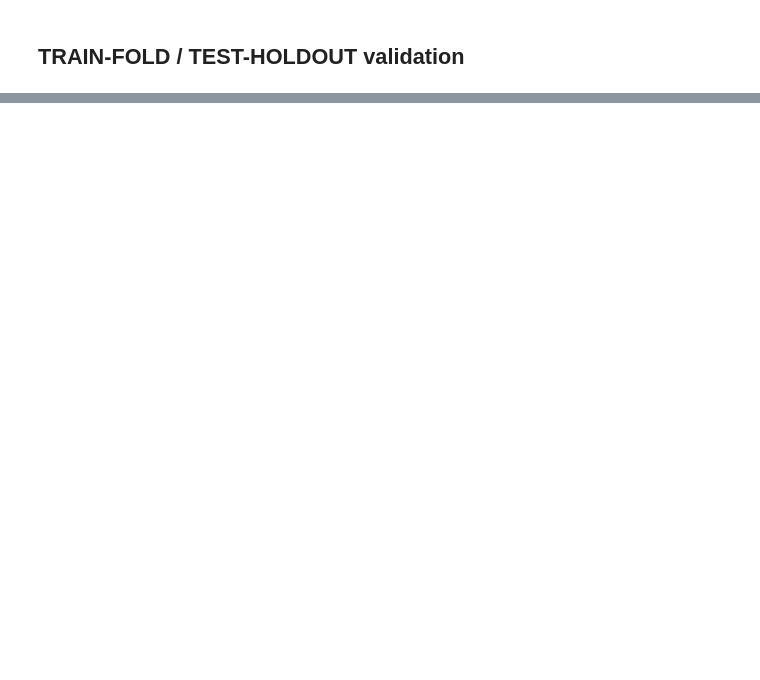
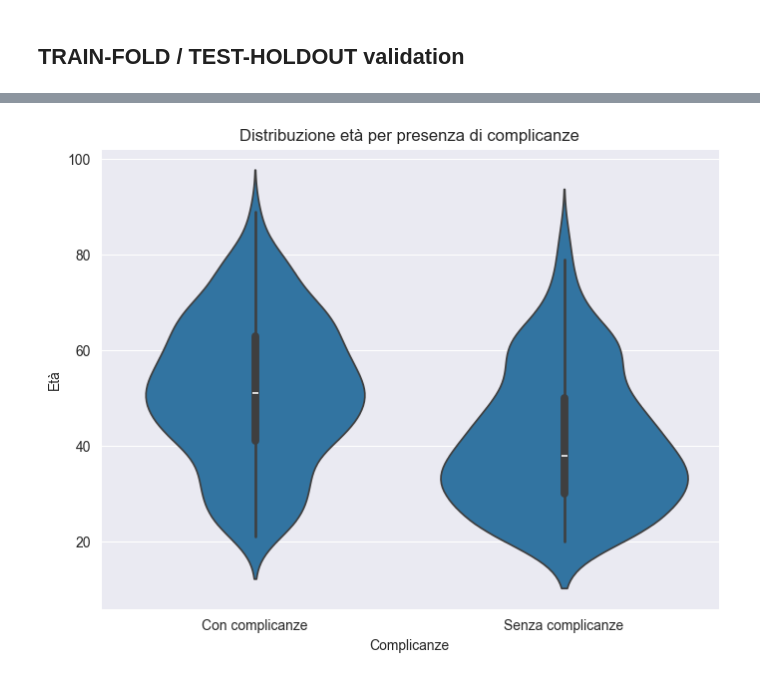
Before and after one commit to MatteoAv/AnalisiDatasetDiabete, a Jupyter notebook: Random Forest.ipynb, the cells around one changed output, grey strips where cells are left out. Cells and saved outputs as stored; diff of their text form; code cells hidden in the pictures; blank space fills up the shorter version.

```diff
--- a/Random Forest.ipynb
+++ b/Random Forest.ipynb
@@ -301,0 +842,15 @@ print("✅ Risultati nested fold salvati su Excel.")
+# %%
+df = pd.read_csv('Excel/Parte1.csv')
+
+df['Complicanze'] = df['Has_Diagnostics'].map({0: 'Senza complicanze', 1: 'Con complicanze'})
+
+plt.figure(figsize=(8, 6))
+sns.violinplot(x='Complicanze', y='Age', data=df)
+
+plt.title('Distribuzione età per presenza di complicanze')
+plt.xlabel('Complicanze')
+plt.ylabel('Età')
+
+plt.show()
+# %% [output]
+[figure, added]
```
Also changed, not shown: parts of 7 cells of this notebook, 8 other files.
